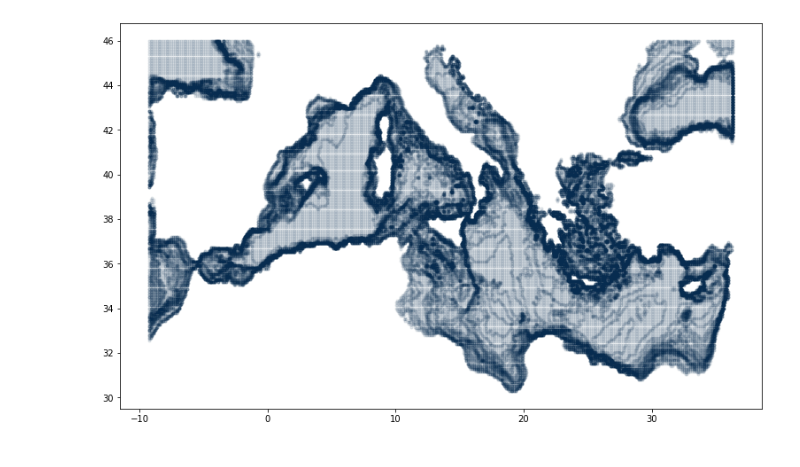
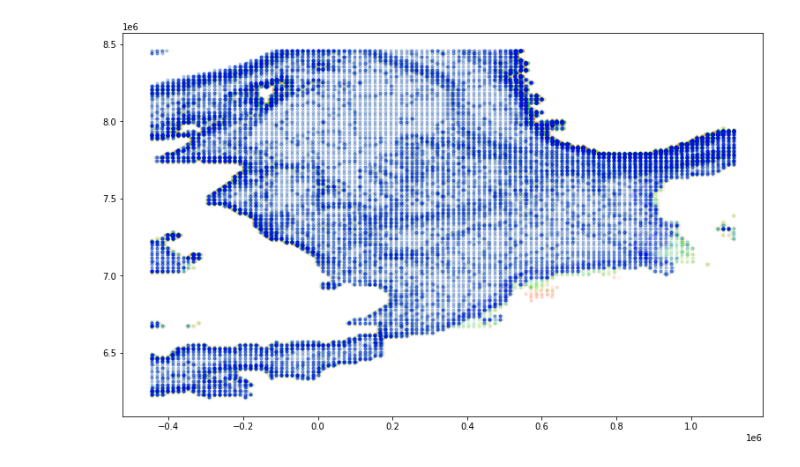
Before and after one commit to openearth/sdc-visualization, a Jupyter notebook: notebooks/isosurface.ipynb, the cells around one changed output. Saved outputs shown, nothing was run; the diff lists cells and outputs as text; code cells hidden in the pictures.

Commit message:
test with different datasets

```diff
--- a/notebooks/isosurface.ipynb
+++ b/notebooks/isosurface.ipynb
@@ -40,6 +18,12 @@ isos = [
-# %%
-contours = [
-    iso.contour.outputs[0].output
-    for iso
-    in isos
-]
+# %%
+ds_path = pathlib.Path('~/data/odv/climatology/SDN_MedSea_Clim.nc').expanduser()
+ds_path = pathlib.Path('~/data/odv/climatology/Water_body_Salinity_NorthSea.4Danl_monthly.nc').expanduser()
+
+wgs84 = osgeo.osr.SpatialReference()
+webmercator = osgeo.osr.SpatialReference()
+wgs84.ImportFromEPSG(4326)
+webmercator.ImportFromEPSG(3857)
+wgs2wm =  osgeo.osr.CoordinateTransformation(wgs84, webmercator)
+# %%
+ds = xarray.open_dataset(ds_path)
+ds
@@ -46,12 +115,15 @@ contours = [
+# %%
+meta, contours =  compute_contours(ds_path)
 # %%
-colors = cmocean.cm.thermal(N(percentiles))
+N = matplotlib.colors.Normalize(meta['temp_min'], meta['temp_max'])
+colors = matplotlib.cm.hsv(N(meta['percentiles']))
 
 fig, ax = plt.subplots(figsize=(13, 8))
-for color, contour in list(zip(colors, contours))[:-6]:
+for color, contour, percentile in list(zip(colors, contours, meta['percentiles'])):
     df =  pd.DataFrame(contour.points, columns=['x', 'y', 'z'])
-    ax.plot(df.x, df.y, '.', alpha=0.1, color=color)
+    ax.plot(df.x, df.y, '.', alpha=0.04, color=color)
 # %% [output]
-[figure, old version]
+[figure, new version]
 # %%
 df.head()
 # %% [output]
```
Also changed, not shown: parts of 16 cells of this notebook.
